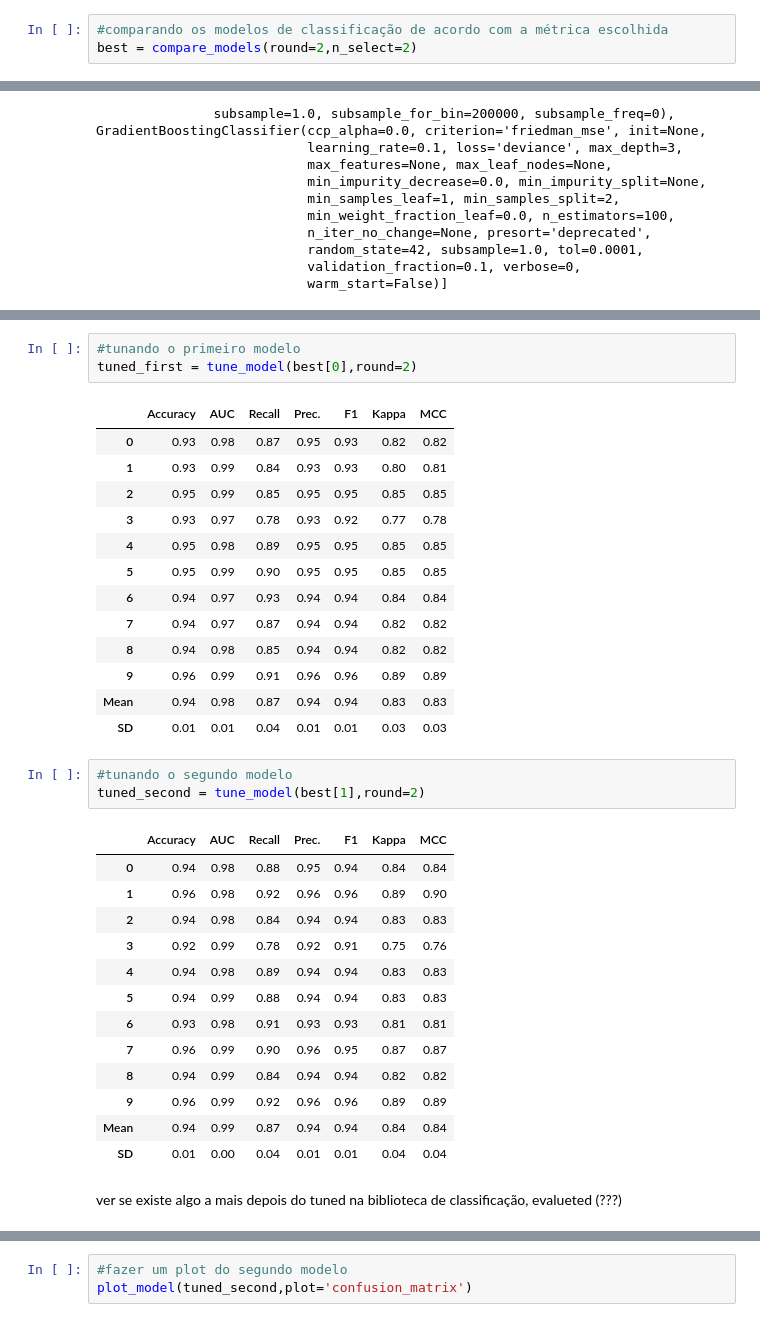
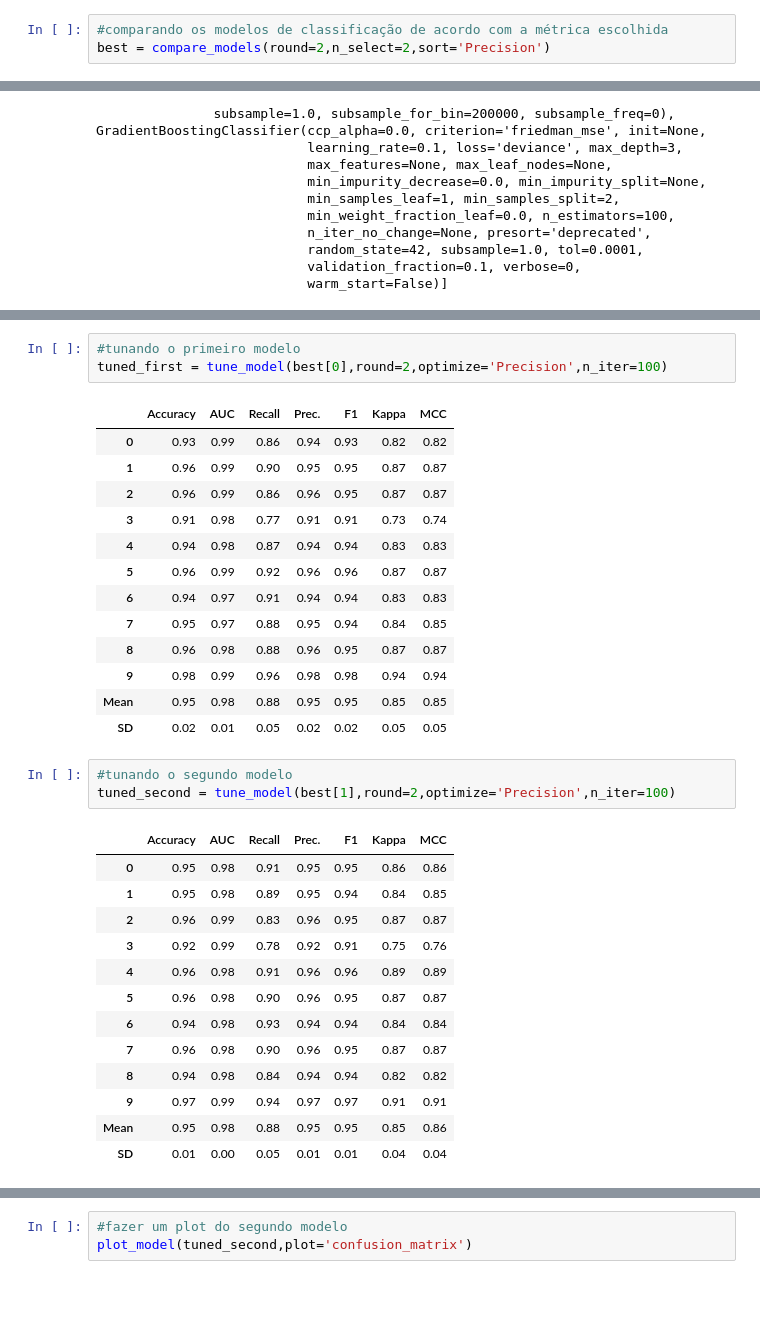
Before and after one commit to FerrazThales/Fetal_Health_Classification, a Jupyter notebook: Fetal_Health_Classification_with_Pycaret.ipynb, the cells around one changed output, grey strips where cells are left out. Drawn from its saved outputs; the diff is of its cells as text; blank space fills up the shorter version.

```diff
--- a/Fetal_Health_Classification_with_Pycaret.ipynb
+++ b/Fetal_Health_Classification_with_Pycaret.ipynb
@@ -503,5 +546,5 @@ As *métricas* disponíveis para o módulo de **classificação** são:
 # %%
 #comparando os modelos de classificação de acordo com a métrica escolhida
-best = compare_models(round=2,n_select=2)
+best = compare_models(round=2,n_select=2,sort='Precision')
 # %% [output]
 |  | Model | Accuracy | AUC | Recall | Prec. | F1 | Kappa | MCC | TT (Sec) |
@@ -545,36 +593,34 @@ falar do tuning, dá para usar o optmize e olhar os outros parâmetros do módul
 # %%
 #tunando o primeiro modelo
-tuned_first = tune_model(best[0],round=2)
+tuned_first = tune_model(best[0],round=2,optimize='Precision',n_iter=100)
 # %% [output]
 |  | Accuracy | AUC | Recall | Prec. | F1 | Kappa | MCC |
-| 0 | 0.93 | 0.98 | 0.87 | 0.95 | 0.93 | 0.82 | 0.82 |
-| 1 | 0.93 | 0.99 | 0.84 | 0.93 | 0.93 | 0.80 | 0.81 |
-| 2 | 0.95 | 0.99 | 0.85 | 0.95 | 0.95 | 0.85 | 0.85 |
-| 3 | 0.93 | 0.97 | 0.78 | 0.93 | 0.92 | 0.77 | 0.78 |
-| 4 | 0.95 | 0.98 | 0.89 | 0.95 | 0.95 | 0.85 | 0.85 |
-| 5 | 0.95 | 0.99 | 0.90 | 0.95 | 0.95 | 0.85 | 0.85 |
-| 6 | 0.94 | 0.97 | 0.93 | 0.94 | 0.94 | 0.84 | 0.84 |
-| 7 | 0.94 | 0.97 | 0.87 | 0.94 | 0.94 | 0.82 | 0.82 |
-| 8 | 0.94 | 0.98 | 0.85 | 0.94 | 0.94 | 0.82 | 0.82 |
-| 9 | 0.96 | 0.99 | 0.91 | 0.96 | 0.96 | 0.89 | 0.89 |
-| Mean | 0.94 | 0.98 | 0.87 | 0.94 | 0.94 | 0.83 | 0.83 |
-| SD | 0.01 | 0.01 | 0.04 | 0.01 | 0.01 | 0.03 | 0.03 |
+| 0 | 0.93 | 0.99 | 0.86 | 0.94 | 0.93 | 0.82 | 0.82 |
+| 1 | 0.96 | 0.99 | 0.90 | 0.95 | 0.95 | 0.87 | 0.87 |
+| 2 | 0.96 | 0.99 | 0.86 | 0.96 | 0.95 | 0.87 | 0.87 |
+| 3 | 0.91 | 0.98 | 0.77 | 0.91 | 0.91 | 0.73 | 0.74 |
+| 4 | 0.94 | 0.98 | 0.87 | 0.94 | 0.94 | 0.83 | 0.83 |
+| 5 | 0.96 | 0.99 | 0.92 | 0.96 | 0.96 | 0.87 | 0.87 |
+| 6 | 0.94 | 0.97 | 0.91 | 0.94 | 0.94 | 0.83 | 0.83 |
+| 7 | 0.95 | 0.97 | 0.88 | 0.95 | 0.94 | 0.84 | 0.85 |
+| 8 | 0.96 | 0.98 | 0.88 | 0.96 | 0.95 | 0.87 | 0.87 |
+| 9 | 0.98 | 0.99 | 0.96 | 0.98 | 0.98 | 0.94 | 0.94 |
+| Mean | 0.95 | 0.98 | 0.88 | 0.95 | 0.95 | 0.85 | 0.85 |
+| SD | 0.02 | 0.01 | 0.05 | 0.02 | 0.02 | 0.05 | 0.05 |
 # %%
 #tunando o segundo modelo
-tuned_second = tune_model(best[1],round=2)
+tuned_second = tune_model(best[1],round=2,optimize='Precision',n_iter=100)
 # %% [output]
 |  | Accuracy | AUC | Recall | Prec. | F1 | Kappa | MCC |
-| 0 | 0.94 | 0.98 | 0.88 | 0.95 | 0.94 | 0.84 | 0.84 |
-| 1 | 0.96 | 0.98 | 0.92 | 0.96 | 0.96 | 0.89 | 0.90 |
-| 2 | 0.94 | 0.98 | 0.84 | 0.94 | 0.94 | 0.83 | 0.83 |
+| 0 | 0.95 | 0.98 | 0.91 | 0.95 | 0.95 | 0.86 | 0.86 |
+| 1 | 0.95 | 0.98 | 0.89 | 0.95 | 0.94 | 0.84 | 0.85 |
+| 2 | 0.96 | 0.99 | 0.83 | 0.96 | 0.95 | 0.87 | 0.87 |
 | 3 | 0.92 | 0.99 | 0.78 | 0.92 | 0.91 | 0.75 | 0.76 |
-| 4 | 0.94 | 0.98 | 0.89 | 0.94 | 0.94 | 0.83 | 0.83 |
-| 5 | 0.94 | 0.99 | 0.88 | 0.94 | 0.94 | 0.83 | 0.83 |
-| 6 | 0.93 | 0.98 | 0.91 | 0.93 | 0.93 | 0.81 | 0.81 |
-| 7 | 0.96 | 0.99 | 0.90 | 0.96 | 0.95 | 0.87 | 0.87 |
-| 8 | 0.94 | 0.99 | 0.84 | 0.94 | 0.94 | 0.82 | 0.82 |
-| 9 | 0.96 | 0.99 | 0.92 | 0.96 | 0.96 | 0.89 | 0.89 |
-| Mean | 0.94 | 0.99 | 0.87 | 0.94 | 0.94 | 0.84 | 0.84 |
-| SD | 0.01 | 0.00 | 0.04 | 0.01 | 0.01 | 0.04 | 0.04 |
+| 4 | 0.96 | 0.98 | 0.91 | 0.96 | 0.96 | 0.89 | 0.89 |
+| 5 | 0.96 | 0.98 | 0.90 | 0.96 | 0.95 | 0.87 | 0.87 |
+| 6 | 0.94 | 0.98 | 0.93 | 0.94 | 0.94 | 0.84 | 0.84 |
+| 7 | 0.96 | 0.98 | 0.90 | 0.96 | 0.95 | 0.87 | 0.87 |
+| 8 | 0.94 | 0.98 | 0.84 | 0.94 | 0.94 | 0.82 | 0.82 |
+| 9 | 0.97 | 0.99 | 0.94 | 0.97 | 0.97 | 0.91 | 0.91 |
+| Mean | 0.95 | 0.98 | 0.88 | 0.95 | 0.95 | 0.85 | 0.86 |
+| SD | 0.01 | 0.00 | 0.05 | 0.01 | 0.01 | 0.04 | 0.04 |
-# %% [markdown]
-ver se existe algo a mais depois do tuned na biblioteca de classificação, evalueted (???)
```
Also changed, not shown: parts of 54 cells of this notebook.
